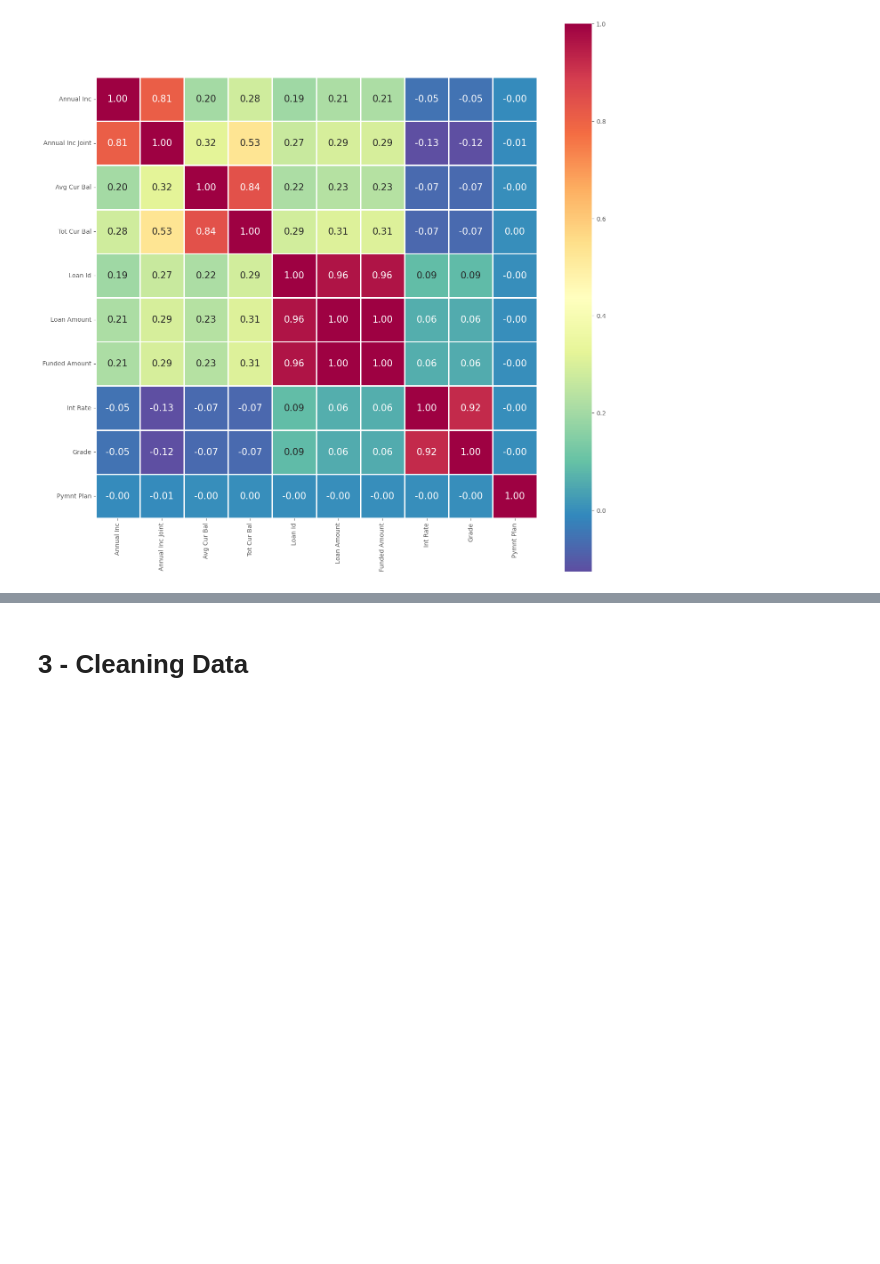
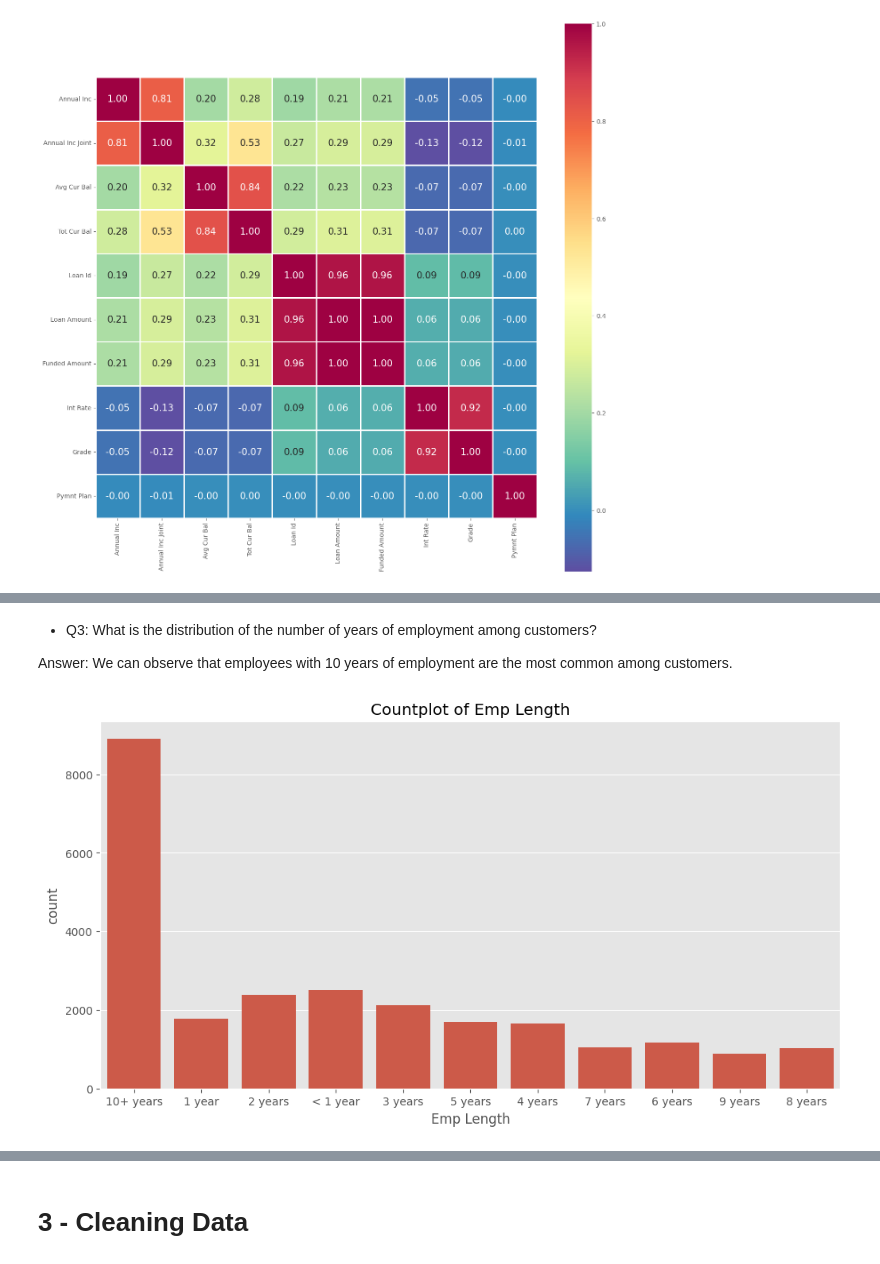
Before and after one commit to youssefayman02/Data-Engineering, a Jupyter notebook: M1-template.ipynb, the cells around one changed output, grey strips where cells are left out. Cells and saved outputs as stored; diff of their text form; code cells hidden in the pictures; blank space fills up the shorter version.

```diff
--- a/M1-template.ipynb
+++ b/M1-template.ipynb
@@ -148,0 +192,8 @@ plot_correlation_matrix(df)
+# %% [markdown]
+- Q3: What is the distribution of the number of years of employment among customers?
+
+Answer: We can observe that employees with 10 years of employment are the most common among customers.
+# %%
+plot_countplot(df, 'Emp Length')
+# %% [output]
+[figure, added]
```
Also changed, not shown: parts of 10 cells of this notebook.
